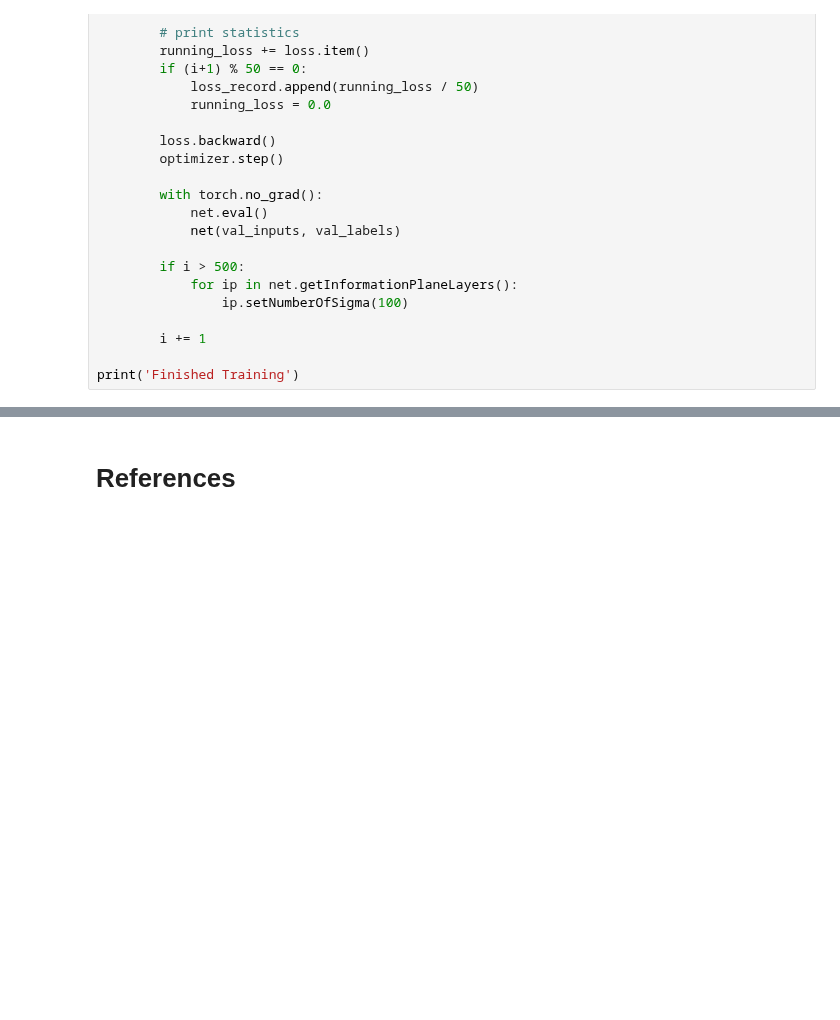
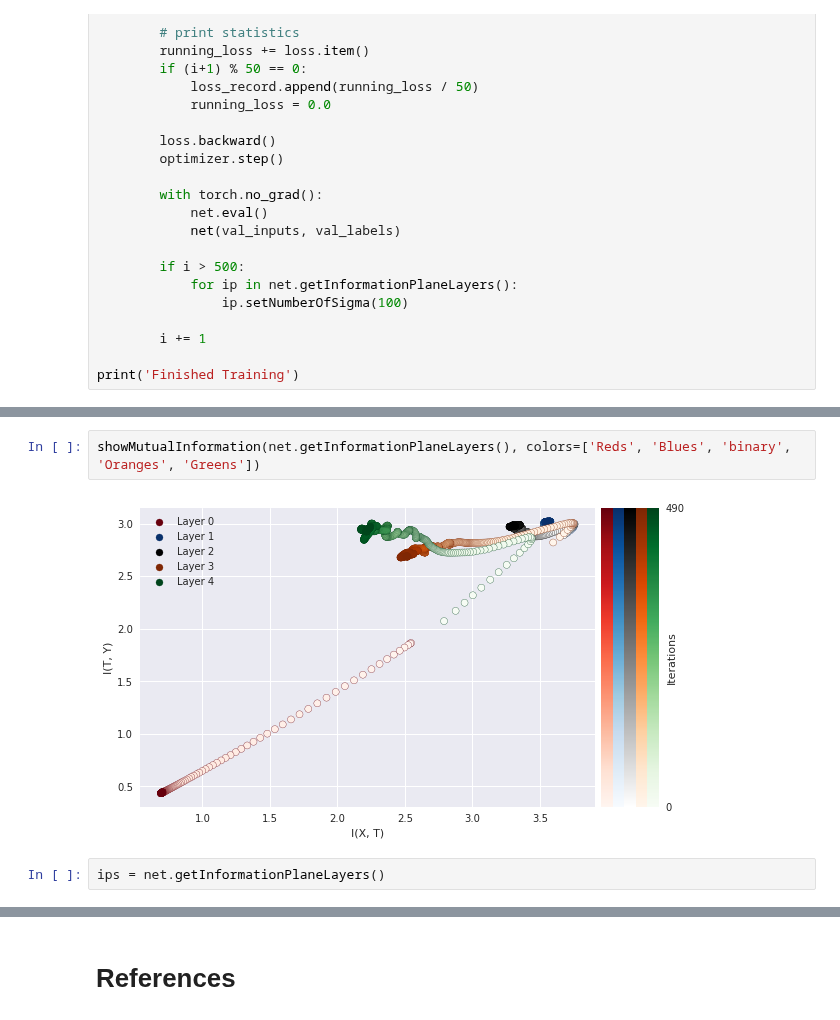
Before and after one commit to SolidusAbi/IPDL, a Jupyter notebook: notebooks/IPLRenyi.ipynb, the cells around one changed output, grey strips where cells are left out. Saved outputs shown, nothing was run; the diff lists cells and outputs as text; blank space fills up the shorter version.

```diff
--- a/notebooks/IPLRenyi.ipynb
+++ b/notebooks/IPLRenyi.ipynb
@@ -166,0 +165,6 @@ showMutualInformation(net.getInformationPlaneLayers(), colors=['Reds', 'Blues',
+# %%
+showMutualInformation(net.getInformationPlaneLayers(), colors=['Reds', 'Blues', 'binary', 'Oranges', 'Greens'])
+# %% [output]
+[figure, added]
+# %%
+ips = net.getInformationPlaneLayers()
```
Also changed, not shown: parts of 2 cells of this notebook, 2 other files.
